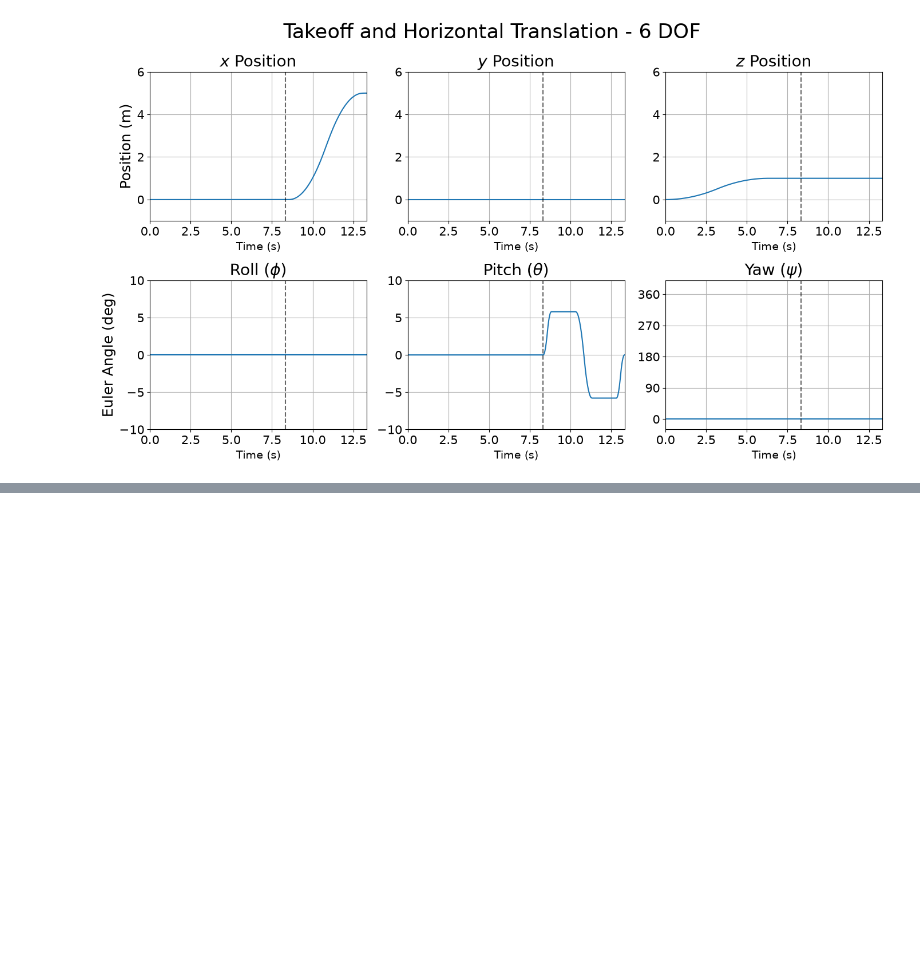
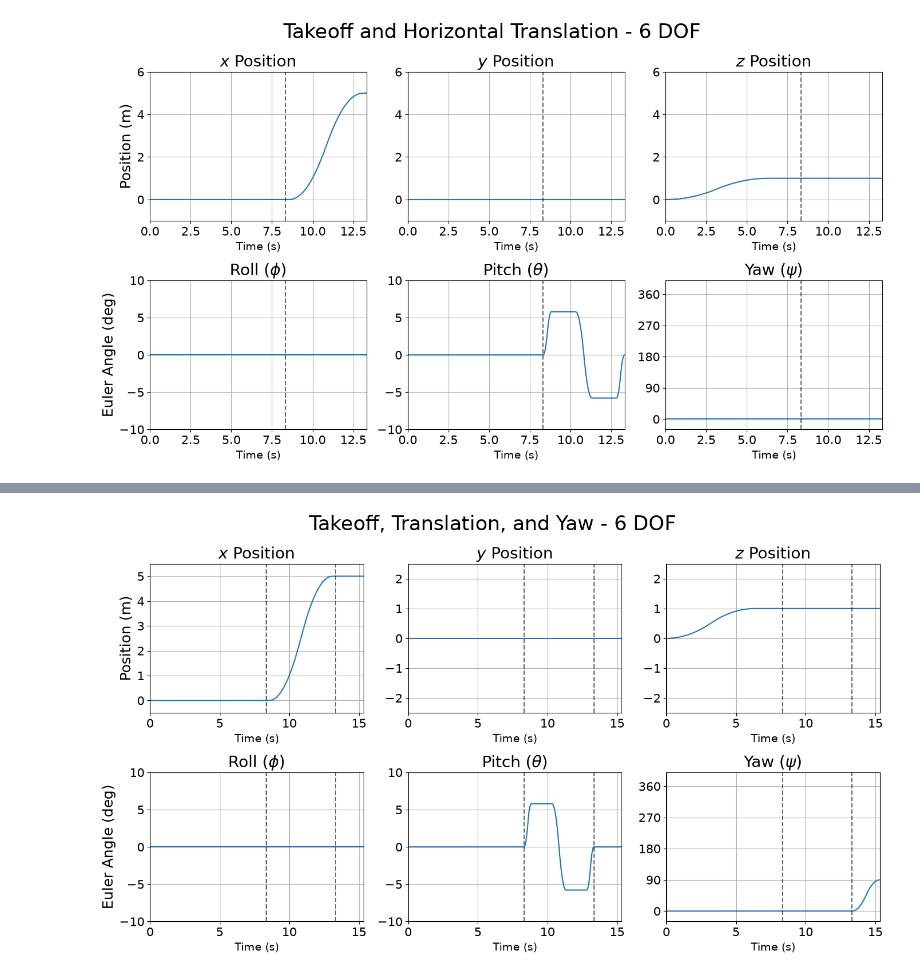
Before and after one commit to bsirota2/352-final, a Jupyter notebook: AE352 Final Project Code.ipynb, the cells around one changed output, grey strips where cells are left out. Saved outputs shown, nothing was run; the diff lists cells and outputs as text; code cells hidden in the pictures; blank space fills up the shorter version.

Commit message:
Motion up to second translation done.

```diff
--- a/AE352 Final Project Code.ipynb
+++ b/AE352 Final Project Code.ipynb
@@ -621,8 +621,8 @@ phases = [
     (4.75, 5.00, -16)
 ]
 
-def run_translation(theta_max):
-    X = sol_hover_after_takeoff.y[:, -1].copy()
+def run_translation(theta_max, X_initial):
+    X = X_initial.copy()
     solutions = []
 
     for t0, tf, coefficient in phases:
@@ -777,0 +866,85 @@ plt.show()
+# %%
+
+# Combine horizontal translation phases
+t_horizontal = np.concatenate([
+    sol.t if i == 0 else sol.t[1:]
+    for i, sol in enumerate(solutions)
+])
+
+X_horizontal = np.concatenate([
+    sol.y if i == 0 else sol.y[:, 1:]
+    for i, sol in enumerate(solutions)
+], axis=1)
+
+# Times when maneuvers begin
+t_translation_start = t_takeoff[-1]
+t_yaw_start = t_translation_start + t_horizontal[-1]
+
+# Combine takeoff, translation, and yaw
+t = np.concatenate([
+    t_takeoff,
+    t_horizontal[1:] + t_translation_start,
+    t_yaw[1:] + t_yaw_start
+])
+
+X = np.concatenate([
+    X_takeoff,
+    X_horizontal[:, 1:],
+    X_yaw[:, 1:]
+], axis=1)
+
+# Create 6-DOF plots
+fig, axs = plt.subplots(2, 3, figsize=(14, 8))
+
+positions = X[0:3]
+angles = np.degrees(X[6:9])
+
+# Position plots
+position_titles = ["$x$ Position", "$y$ Position", "$z$ Position"]
+
+for i in range(3):
+    axs[0, i].plot(t, positions[i])
+    axs[0, i].set_title(position_titles[i], fontsize=20)
+    axs[0, i].grid(True)
+
+    if i == 0:
+        axs[0, i].set_ylim(-0.5, 5.5)
+    else:
+        axs[0, i].set_ylim(-2.5, 2.5)
+
+# Euler angle plots
+angle_titles = [r"Roll ($\phi$)", r"Pitch ($\theta$)", r"Yaw ($\psi$)"]
+
+for i in range(3):
+    axs[1, i].plot(t, angles[i])
+    axs[1, i].set_title(angle_titles[i], fontsize=20)
+    axs[1, i].grid(True)
+
+    if i < 2:
+        axs[1, i].set_ylim(-10, 10)
+    else:
+        axs[1, i].set_ylim(-30, 400)
+        axs[1, i].set_yticks([0, 90, 180, 270, 360])
+
+# Y-axis labels
+axs[0, 0].set_ylabel("Position (m)", fontsize=18)
+axs[1, 0].set_ylabel("Euler Angle (deg)", fontsize=18)
+
+# Formatting for all six plots
+for ax in axs.flat:
+    ax.axvline(t_translation_start, color="black",
+               linestyle="--", alpha=0.6)
+    ax.axvline(t_yaw_start, color="black",
+               linestyle="--", alpha=0.6)
+
+    ax.set_xlabel("Time (s)", fontsize=14)
+    ax.set_xlim(t[0], t[-1])
+    ax.tick_params(axis="both", labelsize=15)
+
+fig.suptitle("Takeoff, Translation, and Yaw - 6 DOF", fontsize=25)
+
+plt.tight_layout()
+fig.savefig("takeoff_translation_yaw_6dof.pdf", bbox_inches="tight")
+plt.show()
+# %% [output]
+[figure, added]
```
Also changed, not shown: parts of 3 cells of this notebook, 3 other files.
